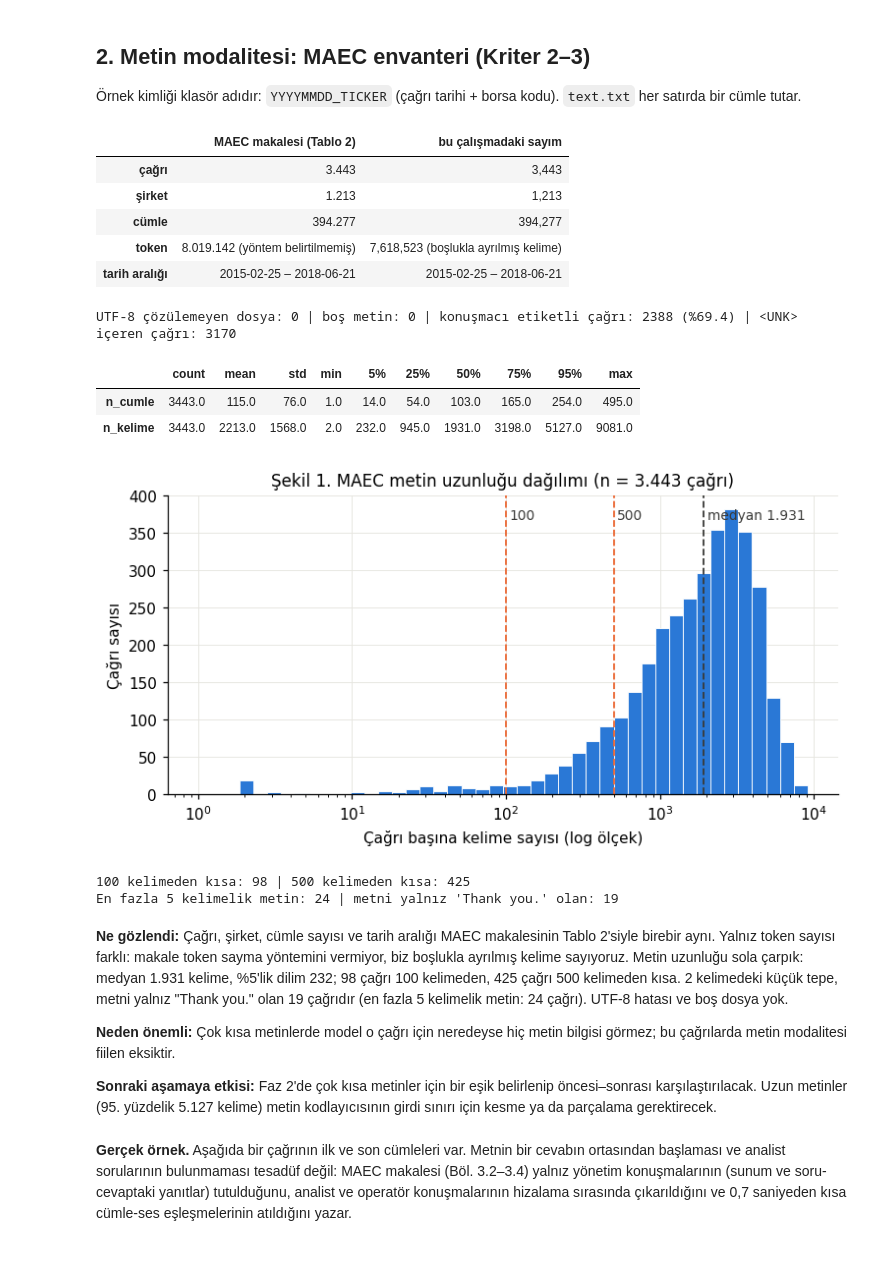
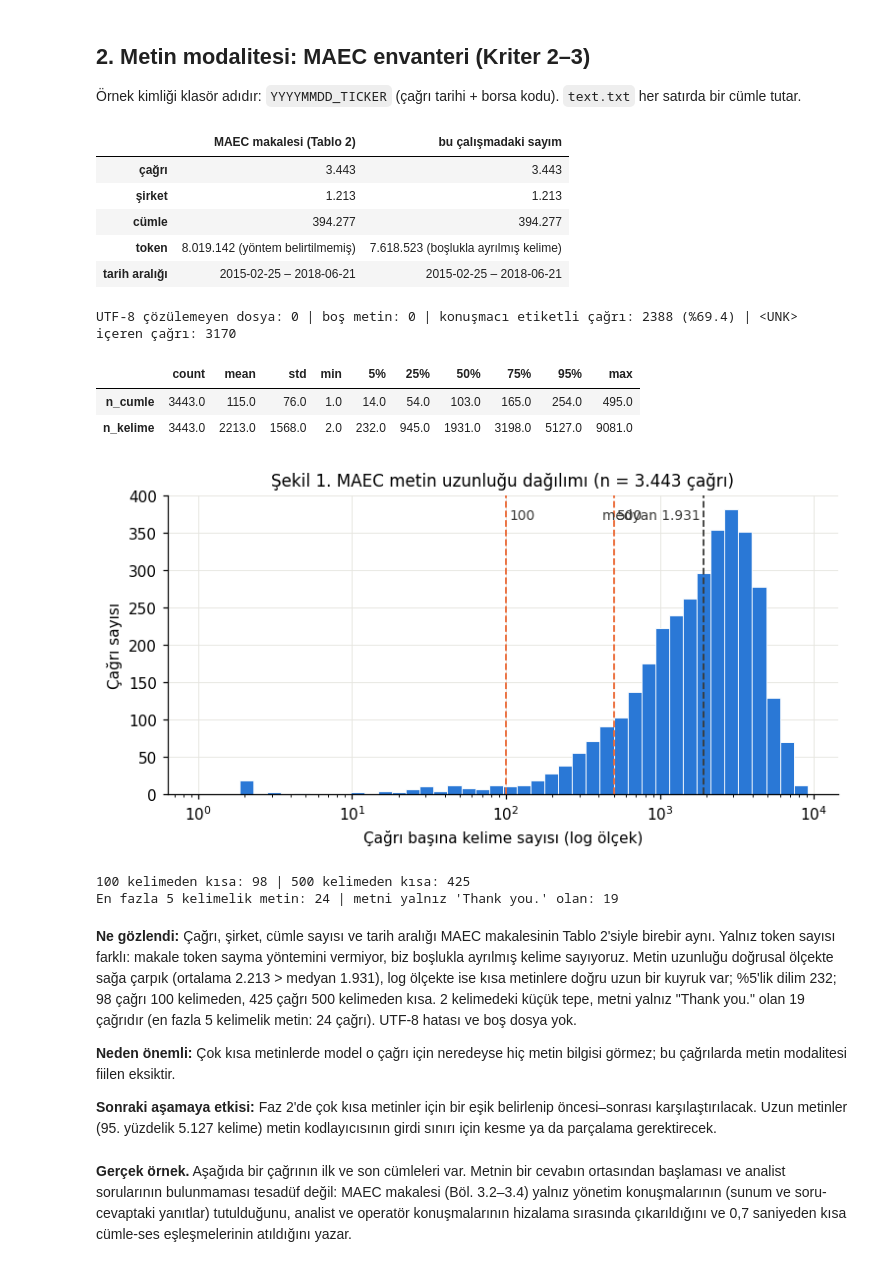
Before and after one commit to emirhanok1/kazanc-oynaklik, a Jupyter notebook: notebooks/01_veri_edinme_eslestirme.ipynb, the cells around one changed output. Drawn from its saved outputs; the diff is of its cells as text; code cells hidden in the pictures.

```diff
--- a/notebooks/01_veri_edinme_eslestirme.ipynb
+++ b/notebooks/01_veri_edinme_eslestirme.ipynb
@@ -122,8 +123,8 @@ cagrilar["n_unk"] = cagrilar.cumleler.apply(lambda s: sum(x.count("<UNK>") for x
 
 karsilastirma = pd.DataFrame({
     "MAEC makalesi (Tablo 2)": ["3.443", "1.213", "394.277", "8.019.142 (yöntem belirtilmemiş)", "2015-02-25 – 2018-06-21"],
-    "bu çalışmadaki sayım": [f"{len(cagrilar):,}", f"{cagrilar.ticker.nunique():,}", f"{cagrilar.n_cumle.sum():,}",
-                             f"{cagrilar.n_kelime.sum():,} (boşlukla ayrılmış kelime)",
+    "bu çalışmadaki sayım": [tr(len(cagrilar)), tr(cagrilar.ticker.nunique()), tr(cagrilar.n_cumle.sum()),
+                             f"{tr(cagrilar.n_kelime.sum())} (boşlukla ayrılmış kelime)",
                              f"{cagrilar.tarih.min().date()} – {cagrilar.tarih.max().date()}"],
 }, index=["çağrı", "şirket", "cümle", "token", "tarih aralığı"])
 display(karsilastirma)
@@ -133,10 +134,10 @@ print("UTF-8 çözülemeyen dosya:", int(cagrilar.utf8_hatasi.sum()), "| boş me
 cagrilar[["n_cumle", "n_kelime"]].describe(percentiles=[.05, .25, .5, .75, .95]).round(0).T
 # %% [output]
 |  | MAEC makalesi (Tablo 2) | bu çalışmadaki sayım |
-| çağrı | 3.443 | 3,443 |
-| şirket | 1.213 | 1,213 |
-| cümle | 394.277 | 394,277 |
-| token | 8.019.142 (yöntem belirtilmemiş) | 7,618,523 (boşlukla ayrılmış kelime) |
+| çağrı | 3.443 | 3.443 |
+| şirket | 1.213 | 1.213 |
+| cümle | 394.277 | 394.277 |
+| token | 8.019.142 (yöntem belirtilmemiş) | 7.618.523 (boşlukla ayrılmış kelime) |
 | tarih aralığı | 2015-02-25 – 2018-06-21 | 2015-02-25 – 2018-06-21 |
 UTF-8 çözülemeyen dosya: 0 | boş metin: 0 | konuşmacı etiketli çağrı: 2388 (%69.4) | <UNK> içeren çağrı: 3170
 |  | count | mean | std | min | 5% | 25% | 50% | 75% | 95% | max |
@@ -145,26 +146,26 @@ UTF-8 çözülemeyen dosya: 0 | boş metin: 0 | konuşmacı etiketli çağrı: 2
 # %%
 fig, ax = plt.subplots(figsize=(8, 3.6))
 kutular = np.logspace(0, np.log10(cagrilar.n_kelime.max() + 1), 45)
 ax.hist(cagrilar.n_kelime.clip(lower=1), bins=kutular, color=MAVI, edgecolor="white", linewidth=0.6)
 ax.set_xscale("log")
 medyan = cagrilar.n_kelime.median()
 for x, et in [(100, "100"), (500, "500"), (medyan, f"medyan {tr(medyan)}")]:
     ax.axvline(x, color=TURUNCU if x != medyan else KOYU, lw=1.2, ls="--")
-    ax.text(x * 1.05, ax.get_ylim()[1] * 0.92, et, fontsize=9, color=KOYU)
+    ax.text(x * (0.95 if x == medyan else 1.05), ax.get_ylim()[1] * 0.92, et, fontsize=9, color=KOYU, ha="right" if x == medyan else "left")
 ax.set_xlabel("Çağrı başına kelime sayısı (log ölçek)")
 ax.set_ylabel("Çağrı sayısı")
 ax.set_title("Şekil 1. MAEC metin uzunluğu dağılımı (n = 3.443 çağrı)")
 kaydet(fig, "f1_01_metin_uzunlugu")
 plt.show()
 print("100 kelimeden kısa:", int((cagrilar.n_kelime < 100).sum()), "| 500 kelimeden kısa:", int((cagrilar.n_kelime < 500).sum()))
 print("En fazla 5 kelimelik metin:", int((cagrilar.n_kelime <= 5).sum()), "| metni yalnız 'Thank you.' olan:",
       int(cagrilar.cumleler.apply(lambda s: s == ["Thank you."]).sum()))
 # %% [output]
-[figure, old version]
+[figure, new version]
 100 kelimeden kısa: 98 | 500 kelimeden kısa: 425
 En fazla 5 kelimelik metin: 24 | metni yalnız 'Thank you.' olan: 19
 # %% [markdown]
-**Ne gözlendi:** Çağrı, şirket, cümle sayısı ve tarih aralığı MAEC makalesinin Tablo 2'siyle birebir aynı. Yalnız token sayısı farklı: makale token sayma yöntemini vermiyor, biz boşlukla ayrılmış kelime sayıyoruz. Metin uzunluğu sola çarpık: medyan 1.931 kelime, %5'lik dilim 232; 98 çağrı 100 kelimeden, 425 çağrı 500 kelimeden kısa. 2 kelimedeki küçük tepe, metni yalnız "Thank you." olan 19 çağrıdır (en fazla 5 kelimelik metin: 24 çağrı). UTF-8 hatası ve boş dosya yok.
+**Ne gözlendi:** Çağrı, şirket, cümle sayısı ve tarih aralığı MAEC makalesinin Tablo 2'siyle birebir aynı. Yalnız token sayısı farklı: makale token sayma yöntemini vermiyor, biz boşlukla ayrılmış kelime sayıyoruz. Metin uzunluğu doğrusal ölçekte sağa çarpık (ortalama 2.213 > medyan 1.931), log ölçekte ise kısa metinlere doğru uzun bir kuyruk var; %5'lik dilim 232; 98 çağrı 100 kelimeden, 425 çağrı 500 kelimeden kısa. 2 kelimedeki küçük tepe, metni yalnız "Thank you." olan 19 çağrıdır (en fazla 5 kelimelik metin: 24 çağrı). UTF-8 hatası ve boş dosya yok.
 
 **Neden önemli:** Çok kısa metinlerde model o çağrı için neredeyse hiç metin bilgisi görmez; bu çağrılarda metin modalitesi fiilen eksiktir.
 
```
Also changed, not shown: parts of 28 cells of this notebook, 48 other files.
